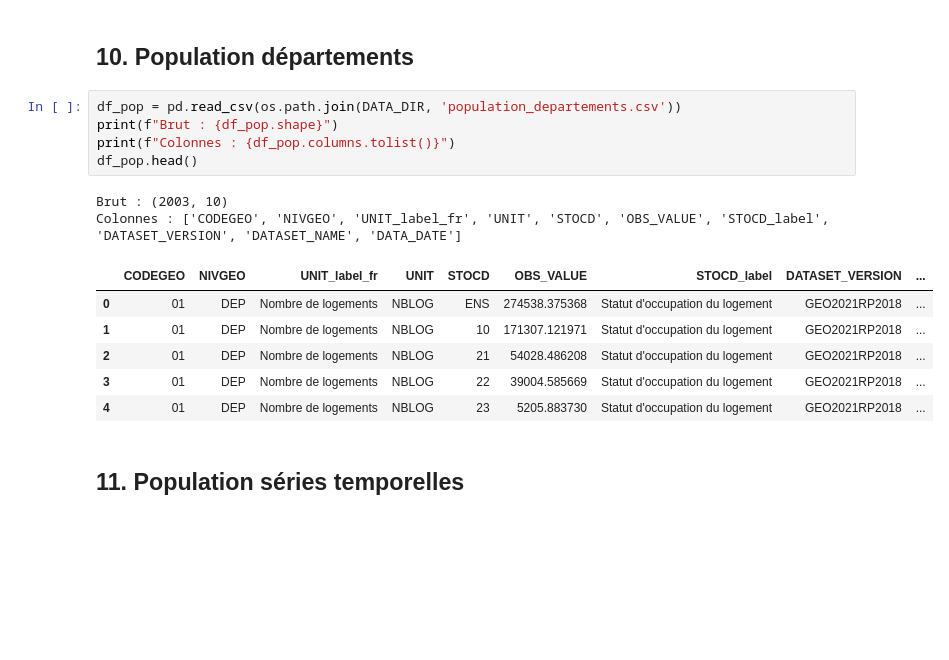
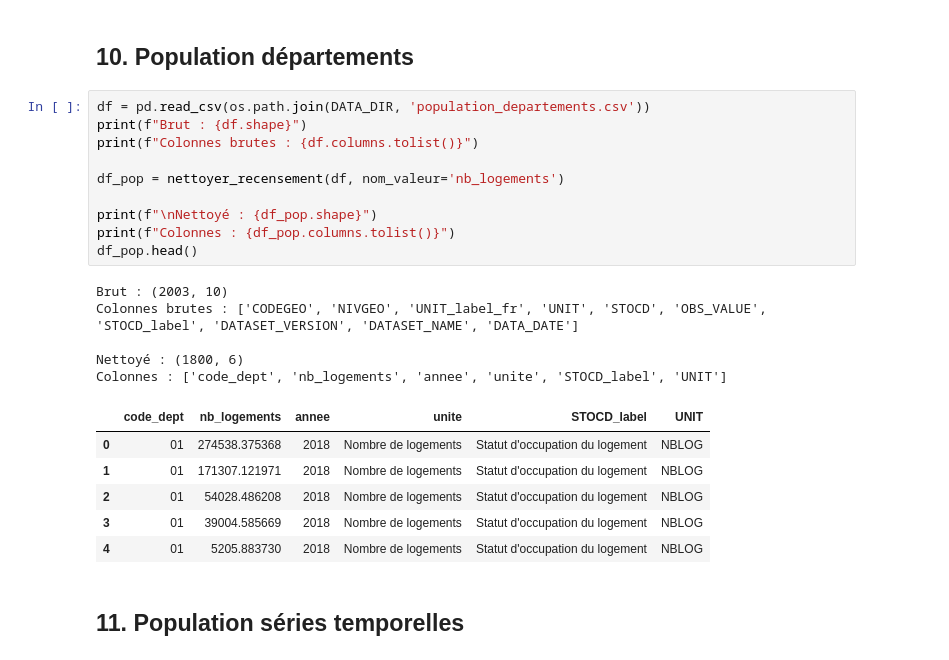
Before and after one commit to JordanSerafini/Compagnon-Immobilier---Datascientest, a Jupyter notebook: Notebooks/03_nettoyage_donnees.ipynb, the cells around one changed output. Saved outputs shown, nothing was run; the diff lists cells and outputs as text; blank space fills up the shorter version.

```diff
--- a/Notebooks/03_nettoyage_donnees.ipynb
+++ b/Notebooks/03_nettoyage_donnees.ipynb
@@ -212,19 +251,27 @@ Nettoyé : (2100, 6)
 # %% [markdown]
 ## 10. Population départements
 # %%
-df_pop = pd.read_csv(os.path.join(DATA_DIR, 'population_departements.csv'))
-print(f"Brut : {df_pop.shape}")
+df = pd.read_csv(os.path.join(DATA_DIR, 'population_departements.csv'))
+print(f"Brut : {df.shape}")
+print(f"Colonnes brutes : {df.columns.tolist()}")
+
+df_pop = nettoyer_recensement(df, nom_valeur='nb_logements')
+
+print(f"\nNettoyé : {df_pop.shape}")
 print(f"Colonnes : {df_pop.columns.tolist()}")
 df_pop.head()
 # %% [output]
 Brut : (2003, 10)
-Colonnes : ['CODEGEO', 'NIVGEO', 'UNIT_label_fr', 'UNIT', 'STOCD', 'OBS_VALUE', 'STOCD_label', 'DATASET_VERSION', 'DATASET_NAME', 'DATA_DATE']
+Colonnes brutes : ['CODEGEO', 'NIVGEO', 'UNIT_label_fr', 'UNIT', 'STOCD', 'OBS_VALUE', 'STOCD_label', 'DATASET_VERSION', 'DATASET_NAME', 'DATA_DATE']
+
+Nettoyé : (1800, 6)
+Colonnes : ['code_dept', 'nb_logements', 'annee', 'unite', 'STOCD_label', 'UNIT']
-|  | CODEGEO | NIVGEO | UNIT_label_fr | UNIT | STOCD | OBS_VALUE | STOCD_label | DATASET_VERSION | ... |
-| 0 | 01 | DEP | Nombre de logements | NBLOG | ENS | 274538.375368 | Statut d'occupation du logement | GEO2021RP2018 | ... |
-| 1 | 01 | DEP | Nombre de logements | NBLOG | 10 | 171307.121971 | Statut d'occupation du logement | GEO2021RP2018 | ... |
-| 2 | 01 | DEP | Nombre de logements | NBLOG | 21 | 54028.486208 | Statut d'occupation du logement | GEO2021RP2018 | ... |
-| 3 | 01 | DEP | Nombre de logements | NBLOG | 22 | 39004.585669 | Statut d'occupation du logement | GEO2021RP2018 | ... |
-| 4 | 01 | DEP | Nombre de logements | NBLOG | 23 | 5205.883730 | Statut d'occupation du logement | GEO2021RP2018 | ... |
+|  | code_dept | nb_logements | annee | unite | STOCD_label | UNIT |
+| 0 | 01 | 274538.375368 | 2018 | Nombre de logements | Statut d'occupation du logement | NBLOG |
+| 1 | 01 | 171307.121971 | 2018 | Nombre de logements | Statut d'occupation du logement | NBLOG |
+| 2 | 01 | 54028.486208 | 2018 | Nombre de logements | Statut d'occupation du logement | NBLOG |
+| 3 | 01 | 39004.585669 | 2018 | Nombre de logements | Statut d'occupation du logement | NBLOG |
+| 4 | 01 | 5205.883730 | 2018 | Nombre de logements | Statut d'occupation du logement | NBLOG |
 # %% [markdown]
 ## 11. Population séries temporelles
 # %%
```
Also changed, not shown: parts of 10 cells of this notebook, 13 other files.
